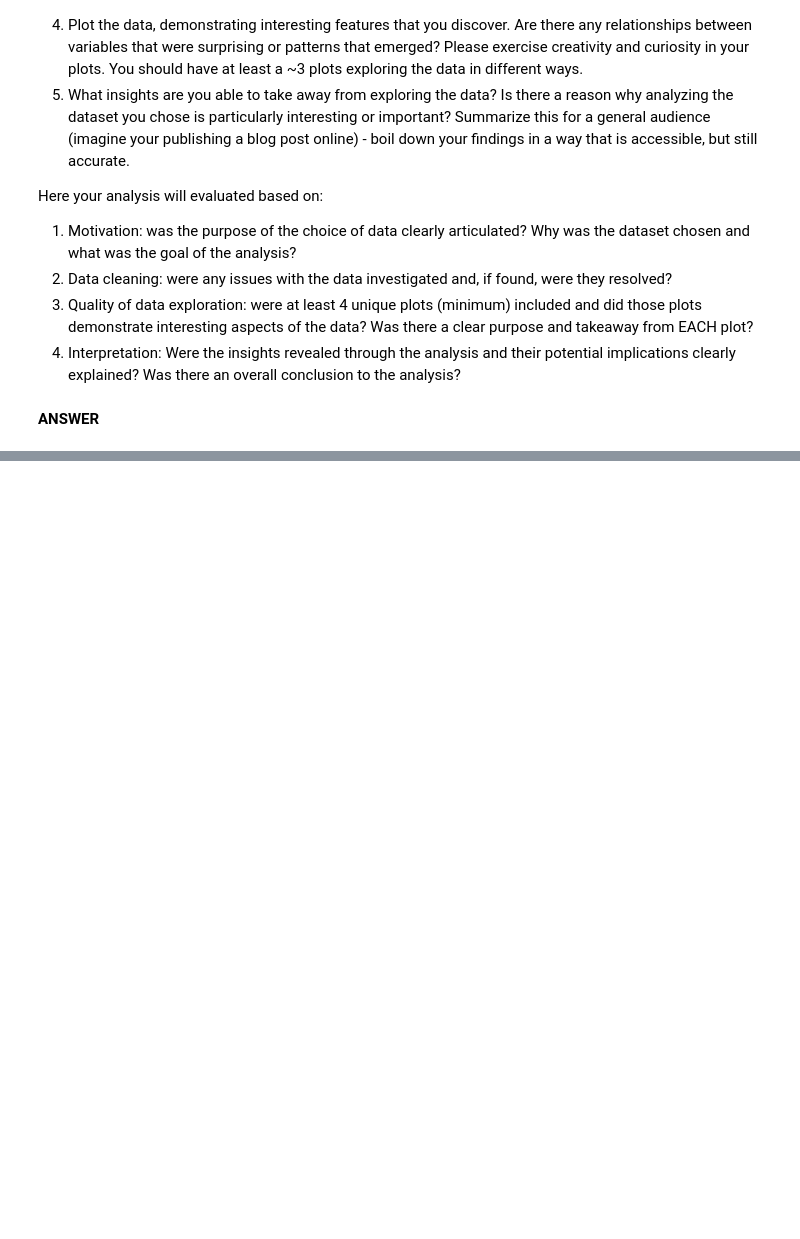
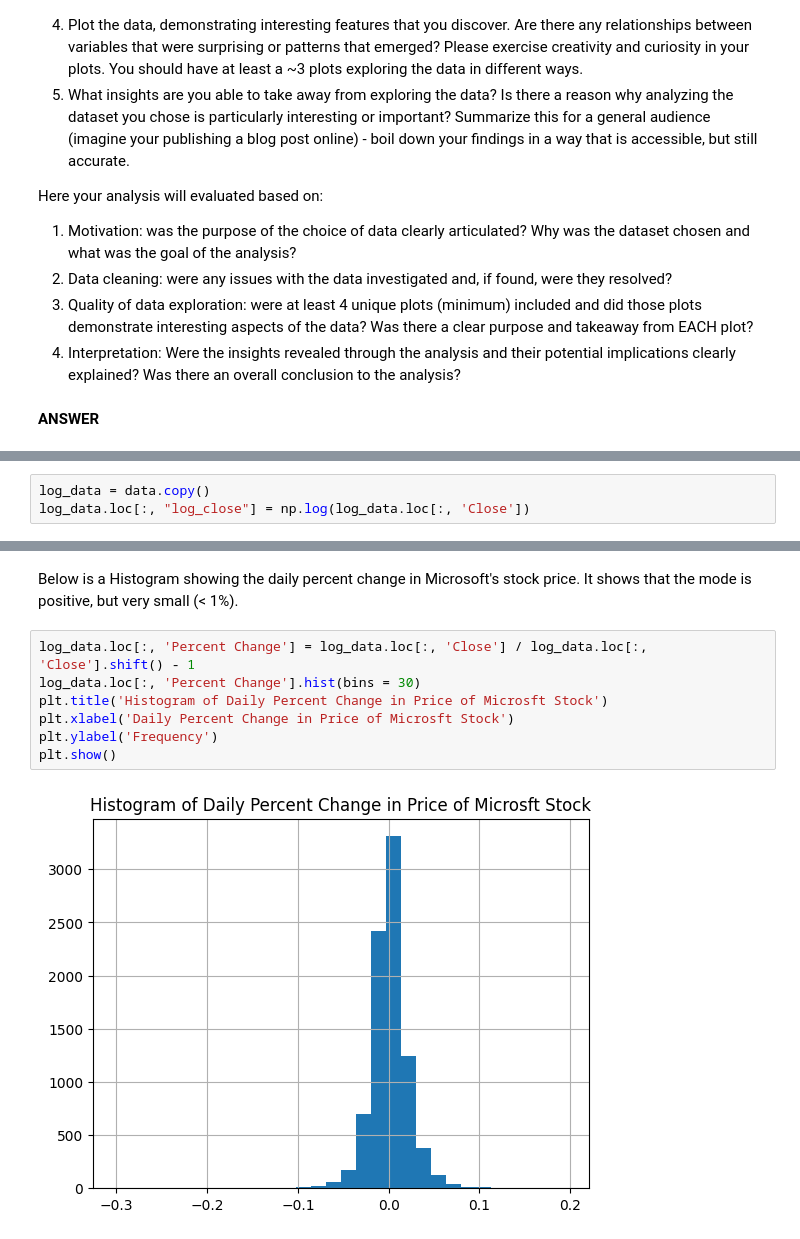
Before and after one commit to nick-carroll1/ids705, a Jupyter notebook: assignments/Assignment_1.ipynb, the cells around one changed output, grey strips where cells are left out. Drawn from its saved outputs; the diff is of its cells as text; blank space fills up the shorter version.

```diff
--- a/assignments/Assignment_1.ipynb
+++ b/assignments/Assignment_1.ipynb
@@ -558,0 +607,3 @@ Here your analysis will evaluated based on:
+# %%
+log_data = data.copy()
+log_data.loc[:, "log_close"] = np.log(log_data.loc[:, 'Close'])
@@ -558,0 +622,11 @@ Here your analysis will evaluated based on:
+# %% [markdown]
+Below is a Histogram showing the daily percent change in Microsoft's stock price.  It shows that the mode is positive, but very small (< 1%).
+# %%
+log_data.loc[:, 'Percent Change'] = log_data.loc[:, 'Close'] / log_data.loc[:, 'Close'].shift() - 1
+log_data.loc[:, 'Percent Change'].hist(bins = 30)
+plt.title('Histogram of Daily Percent Change in Price of Microsft Stock')
+plt.xlabel('Daily Percent Change in Price of Microsft Stock')
+plt.ylabel('Frequency')
+plt.show()
+# %% [output]
+[figure, added]
```
Also changed, not shown: parts of 23 cells of this notebook.
